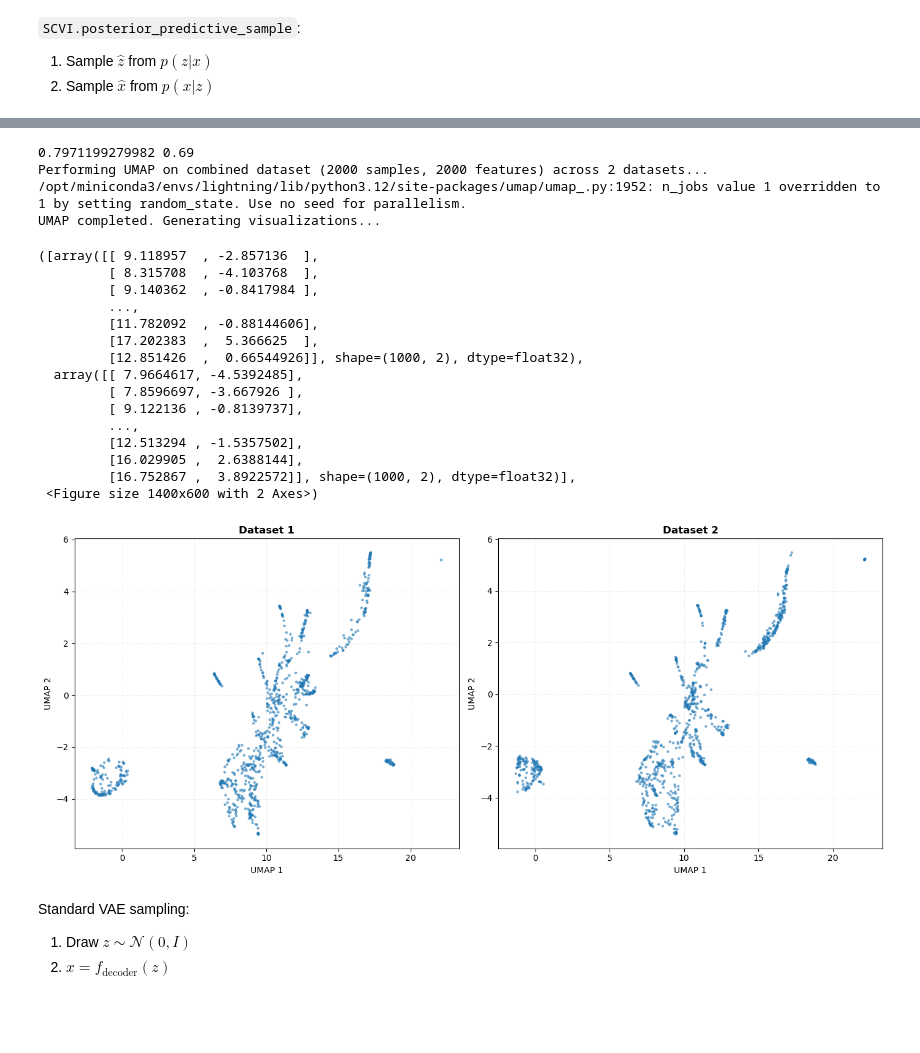
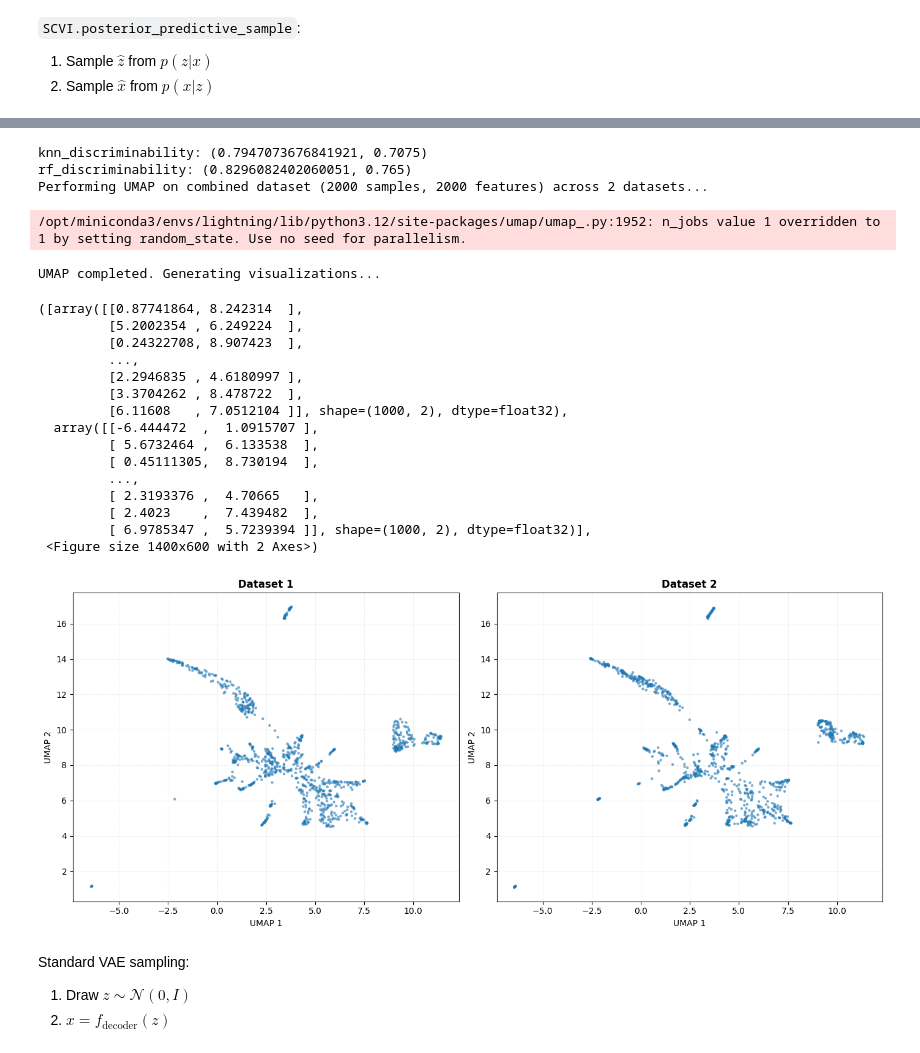
Before and after one commit to LangtianM/scDeepSim, a Jupyter notebook: experiments/notebooks/scVI_muris.ipynb, the cells around one changed output, grey strips where cells are left out. Drawn from its saved outputs; the diff is of its cells as text; code cells hidden in the pictures; blank space fills up the shorter version.

```diff
--- a/experiments/notebooks/scVI_muris.ipynb
+++ b/experiments/notebooks/scVI_muris.ipynb
@@ -109,30 +109,31 @@ plt.hist(ln)
 scvi_samples = scvi_model.posterior_predictive_sample()
 # %%
 dense_samples = scvi_samples.todense()
-auc, acc = knn_discriminability(dense_samples, muris_1k.X)
-print(auc, acc)
+print("knn_discriminability:", knn_discriminability(dense_samples, muris_1k.X))
+print("rf_discriminability:", rf_discriminability(dense_samples, muris_1k.X))
 compare_umap([dense_samples, muris_1k.X])
 # %% [output]
-0.7971199279982 0.69
+knn_discriminability: (0.7947073676841921, 0.7075)
+rf_discriminability: (0.8296082402060051, 0.765)
 Performing UMAP on combined dataset (2000 samples, 2000 features) across 2 datasets...
-/opt/miniconda3/envs/lightning/lib/python3.12/site-packages/umap/umap_.py:1952: n_jobs value 1 overridden to 1 by setting random_state. Use no seed for parallelism.
-UMAP completed. Generating visualizations...
-([array([[ 9.118957  , -2.857136  ],
-         [ 8.315708  , -4.103768  ],
-         [ 9.140362  , -0.8417984 ],
-         ...,
-         [11.782092  , -0.88144606],
-         [17.202383  ,  5.366625  ],
-         [12.851426  ,  0.66544926]], shape=(1000, 2), dtype=float32),
-  array([[ 7.9664617, -4.5392485],
-         [ 7.8596697, -3.667926 ],
-         [ 9.122136 , -0.8139737],
-         ...,
-         [12.513294 , -1.5357502],
-         [16.029905 ,  2.6388144],
-         [16.752867 ,  3.8922572]], shape=(1000, 2), dtype=float32)],
- <Figure size 1400x600 with 2 Axes>)
+/opt/miniconda3/envs/lightning/lib/python3.12/site-packages/umap/umap_.py:1952: n_jobs value 1 overridden to 1 by setting random_state. Use no seed for parallelism.
+UMAP completed. Generating visualizations...
+([array([[0.87741864, 8.242314  ],
+         [5.2002354 , 6.249224  ],
+         [0.24322708, 8.907423  ],
+         ...,
+         [2.2946835 , 4.6180997 ],
+         [3.3704262 , 8.478722  ],
+         [6.11608   , 7.0512104 ]], shape=(1000, 2), dtype=float32),
+  array([[-6.444472  ,  1.0915707 ],
+         [ 5.6732464 ,  6.133538  ],
+         [ 0.45111305,  8.730194  ],
+         ...,
+         [ 2.3193376 ,  4.70665   ],
+         [ 2.4023    ,  7.439482  ],
+         [ 6.9785347 ,  5.7239394 ]], shape=(1000, 2), dtype=float32)],
+ <Figure size 1400x600 with 2 Axes>)
-[figure, old version]
+[figure, new version]
 # %% [markdown]
 Standard VAE sampling:
 1. Draw $z \sim \mathcal{N}(0, I)$
```
Also changed, not shown: parts of 8 cells of this notebook, 4 other files.
